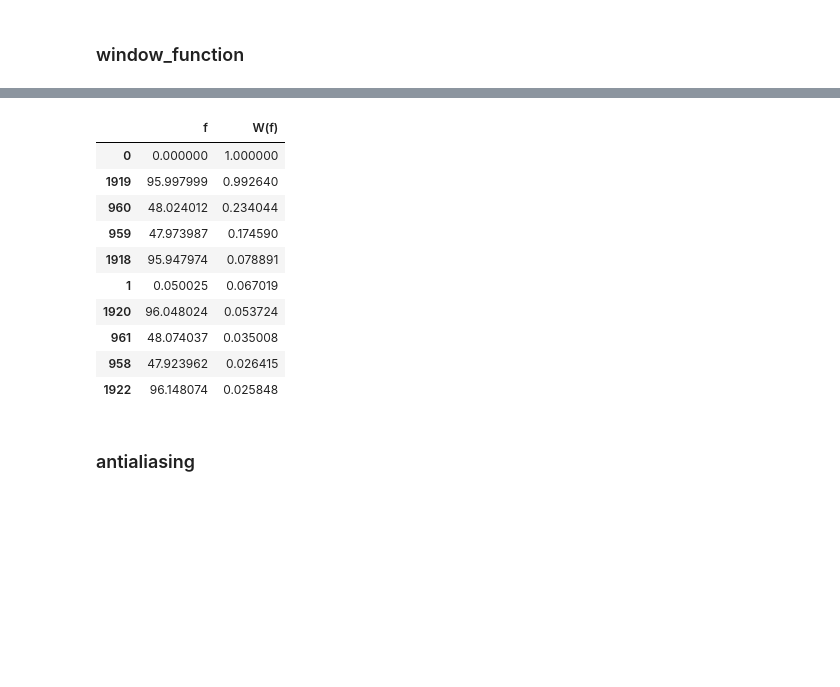
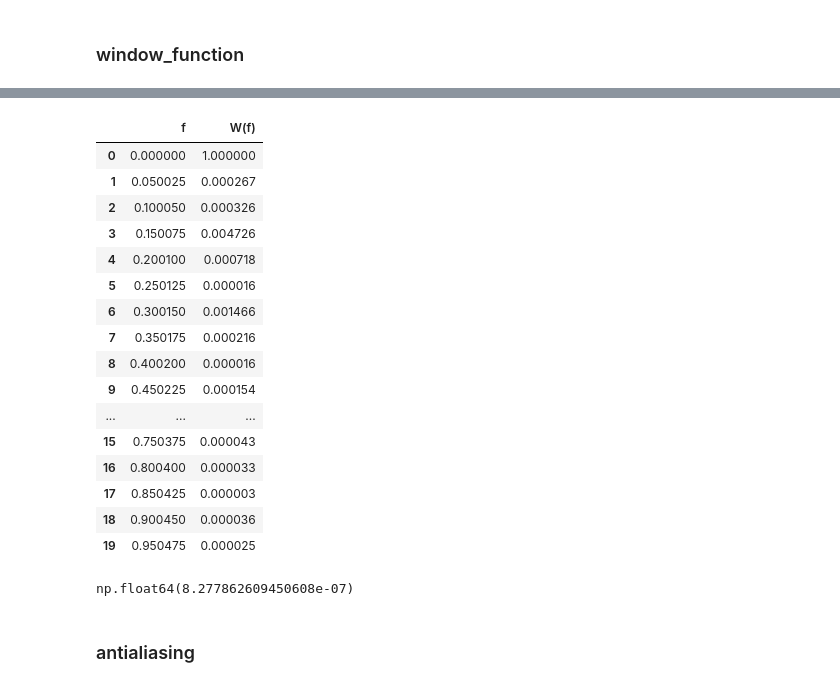
Before and after one commit to carlosccamino/asteroseismology, a Jupyter notebook: asteroseismology/tests.ipynb, the cells around one changed output, grey strips where cells are left out. Saved outputs shown, nothing was run; the diff lists cells and outputs as text; code cells hidden in the pictures; blank space fills up the shorter version.

```diff
--- a/asteroseismology/tests.ipynb
+++ b/asteroseismology/tests.ipynb
@@ -324,7 +324,7 @@ def window_function(t:np.ndarray, f_min:float, f_max:float, w:np.ndarray=None, r
 
     return np.abs(W)**2/(np.max(np.abs(W)**2))
 # %%
-path = '/Users/carloscamino/Library/CloudStorage/OneDrive-UNIVERSIDADDEGRANADA/01-Doctorado/02-Work_data/a-LOPS2/a-Paper/03-Results/to_remove/templates/raw/templates_raw_1_sector/TIC108421116_S7_1800.0_QLP_lc_c.fits'
+path = '/Users/carloscamino/Library/CloudStorage/OneDrive-UNIVERSIDADDEGRANADA/01-Doctorado/02-Work_data/a-LOPS2/a-Paper/03-Results/to_remove/templates/raw/templates_raw_more_sectors/TIC40605940_S6-13_1800.0s_QLP_lc_c.fits'
 with fits.open(path) as hdul:
     data = hdul[1].data
     time = data['TIME']
@@ -342,21 +342,31 @@ ax1.set_ylim(0,0.04)
 # %%
 my_dict = {'f': np.linspace(0,100, 2000),
            'W(f)': w_f}
 test = pd.DataFrame(data=my_dict)
 
-test.sort_values(by='W(f)', ascending=False).head(10)
+test.sort_values(by='f', ascending=True).head(20)
 # %% [output]
 |  | f | W(f) |
 | 0 | 0.000000 | 1.000000 |
-| 1919 | 95.997999 | 0.992640 |
-| 960 | 48.024012 | 0.234044 |
-| 959 | 47.973987 | 0.174590 |
-| 1918 | 95.947974 | 0.078891 |
-| 1 | 0.050025 | 0.067019 |
-| 1920 | 96.048024 | 0.053724 |
-| 961 | 48.074037 | 0.035008 |
-| 958 | 47.923962 | 0.026415 |
-| 1922 | 96.148074 | 0.025848 |
+| 1 | 0.050025 | 0.000267 |
+| 2 | 0.100050 | 0.000326 |
+| 3 | 0.150075 | 0.004726 |
+| 4 | 0.200100 | 0.000718 |
+| 5 | 0.250125 | 0.000016 |
+| 6 | 0.300150 | 0.001466 |
+| 7 | 0.350175 | 0.000216 |
+| 8 | 0.400200 | 0.000016 |
+| 9 | 0.450225 | 0.000154 |
+| ... | ... | ... |
+| 15 | 0.750375 | 0.000043 |
+| 16 | 0.800400 | 0.000033 |
+| 17 | 0.850425 | 0.000003 |
+| 18 | 0.900450 | 0.000036 |
+| 19 | 0.950475 | 0.000025 |
+# %%
+np.median(my_dict['W(f)'])
+# %% [output]
+np.float64(8.277862609450608e-07)
 # %% [markdown]
 ### antialiasing
 # %%
```
Also changed, not shown: parts of 1 cell of this notebook.
